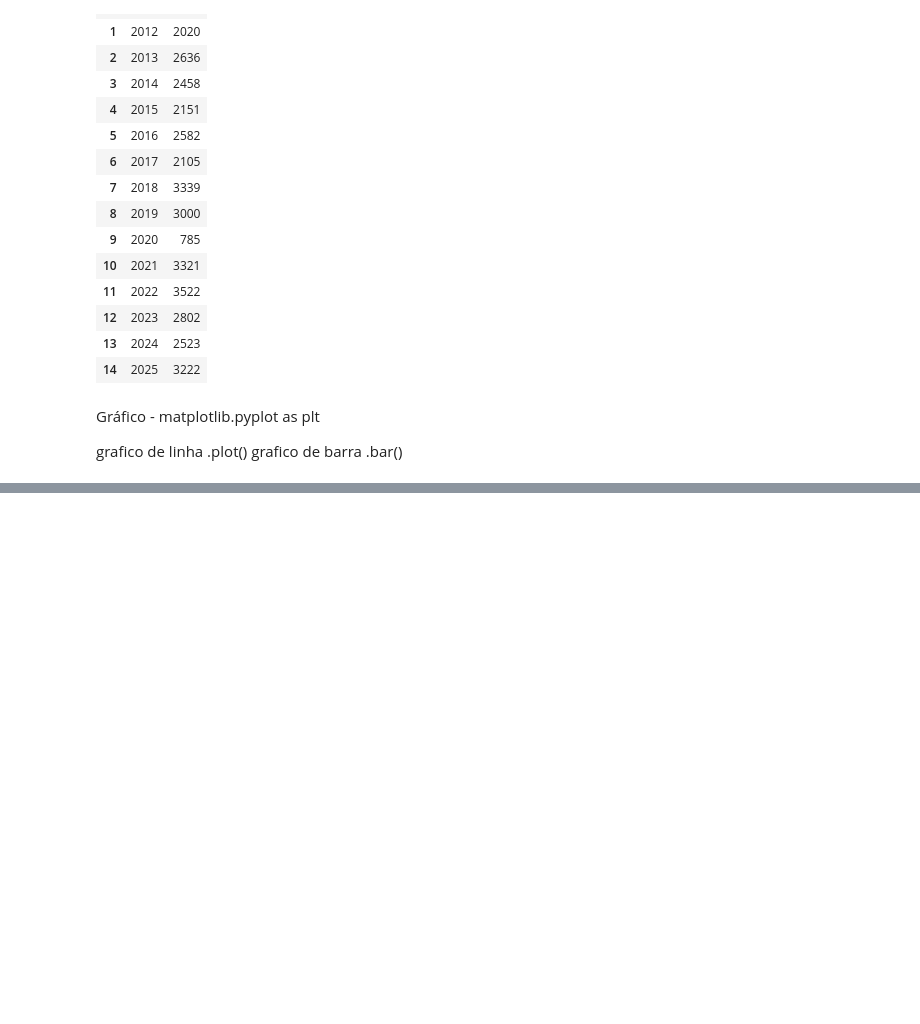
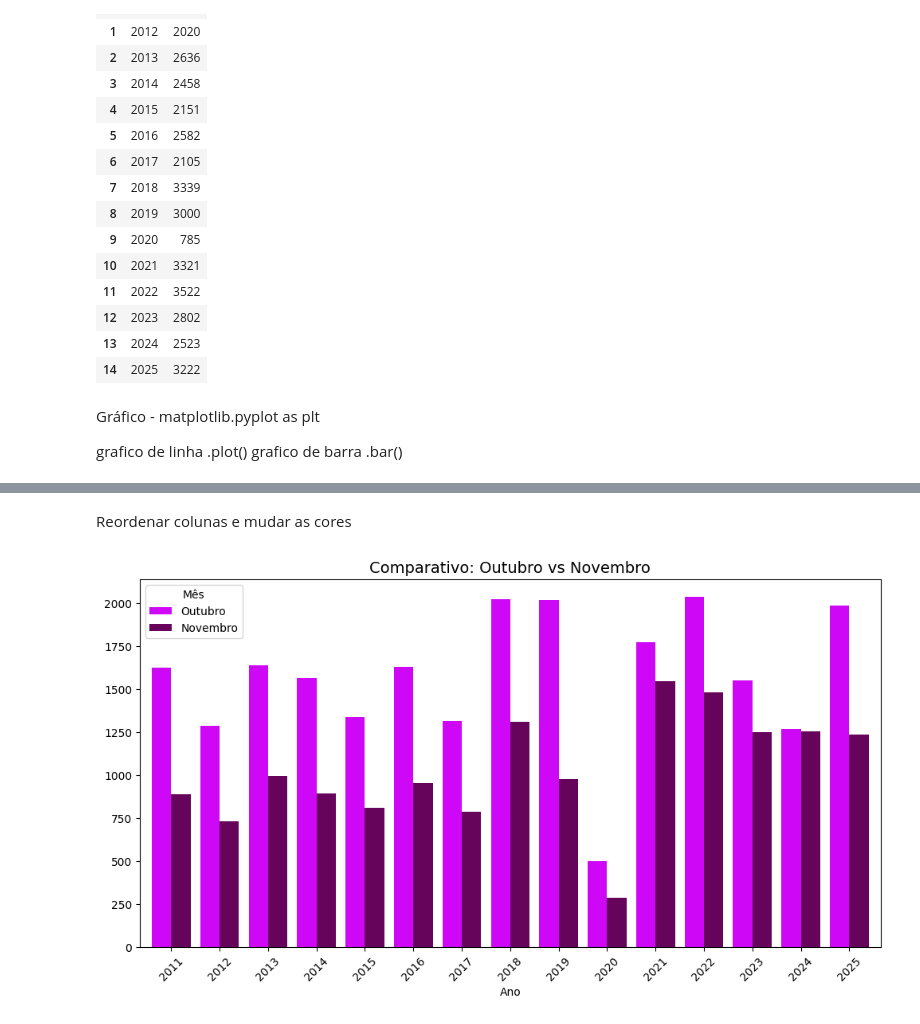
Before and after one commit to ddalves/analise-pediatria-datasus, a Jupyter notebook: Doenças_Respiratórias.ipynb, the cells around one changed output, grey strips where cells are left out. Drawn from its saved outputs; the diff is of its cells as text; code cells hidden in the pictures; blank space fills up the shorter version.

```diff
--- a/Doenças_Respiratórias.ipynb
+++ b/Doenças_Respiratórias.ipynb
@@ -249,0 +266,19 @@ plt.show()
+# %% [markdown]
+Reordenar colunas e mudar as cores
+# %%
+df_plot = df_plot[["Outubro", "Novembro"]]
+
+minhas_cores = ["#CF07F7", "#66035A"]
+#Plotar com a nova ordem e cores
+ax = df_plot.plot(kind="bar",
+                  figsize=(12, 6),
+                  width=0.8,
+                  color=minhas_cores)
+
+# Personalização extra
+ax.set_title("Comparativo: Outubro vs Novembro", fontsize=14)
+ax.set_xticklabels(df_plot.index, rotation=45)
+
+plt.show()
+# %% [output]
+[figure, added]
```
Also changed, not shown: parts of 3 cells of this notebook.
